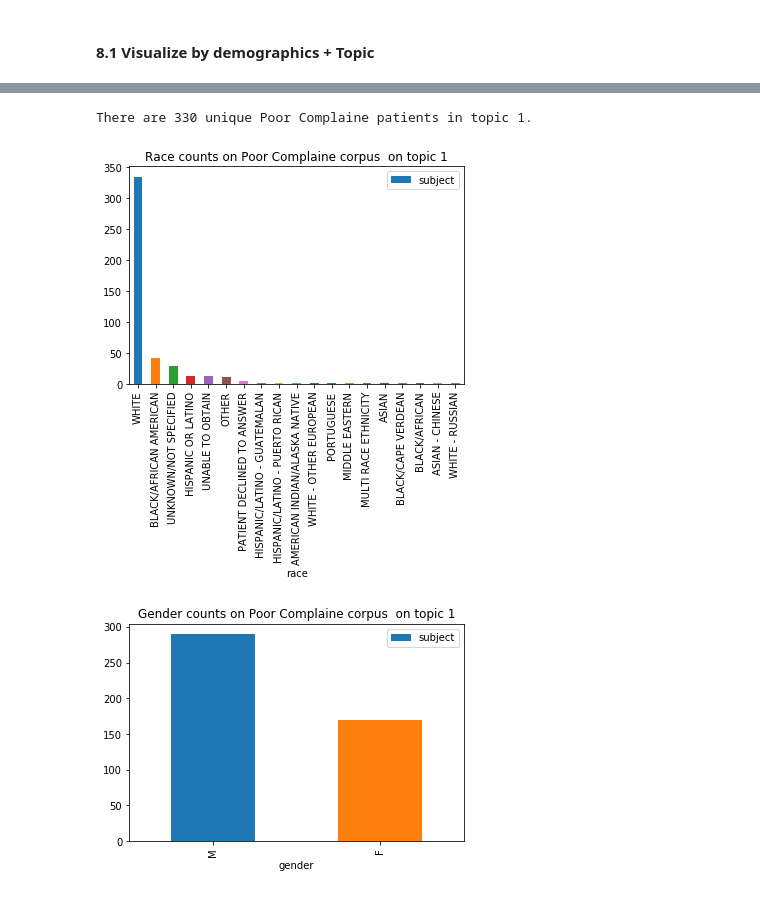
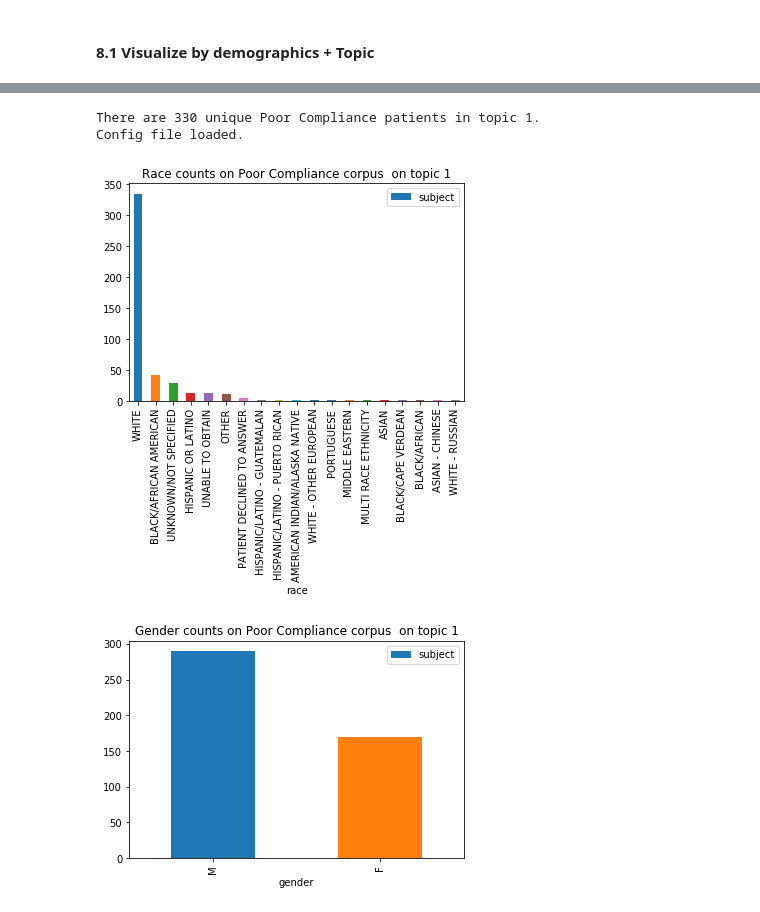
Before and after one commit to ClarityNLP/ClarityNLP, a Jupyter notebook: nlp/notebooks/cooking/Cooking_with_ClarityNLP_092618.ipynb, the cells around one changed output, grey strips where cells are left out. Cells and saved outputs as stored; diff of their text form; code cells hidden in the pictures.

```diff
--- a/nlp/notebooks/cooking/Cooking_with_ClarityNLP_092618.ipynb
+++ b/nlp/notebooks/cooking/Cooking_with_ClarityNLP_092618.ipynb
@@ -881,7 +889,7 @@ plot_demographics(homeless_patients_demographics, 'Homelessness')
 # %%
 insomnia_patients = set([doc.metadata['subject'] for doc in insomnia_corpus])
 print("There are {} unique insomnia patients.".format(len(insomnia_patients)))
-# insomnia_demographics = pd.DataFrame(claritynlp.query_patients(list(insomnia_patients)))
-# insomnia_demographics.head()
+insomnia_demographics = pd.DataFrame(claritynlp.query_patients(list(insomnia_patients)))
+insomnia_demographics.head()
 # %% [output]
 There are 459 unique insomnia patients.
@@ -929,8 +953,9 @@ There are 241 unique Insomnia patients in topic 0.
 [figure]
 [figure]
 # %%
-plot_by_topic(poor_compliance_corpus, 'Poor Complaine', 1)
+plot_by_topic(poor_compliance_corpus, 'Poor Compliance', 1)
 # %% [output]
-There are 330 unique Poor Complaine patients in topic 1.
+There are 330 unique Poor Compliance patients in topic 1.
+Config file loaded.
-[figure, old version]
+[figure, new version]
-[figure, old version]
+[figure, new version]
```
Also changed, not shown: parts of 19 cells of this notebook.
